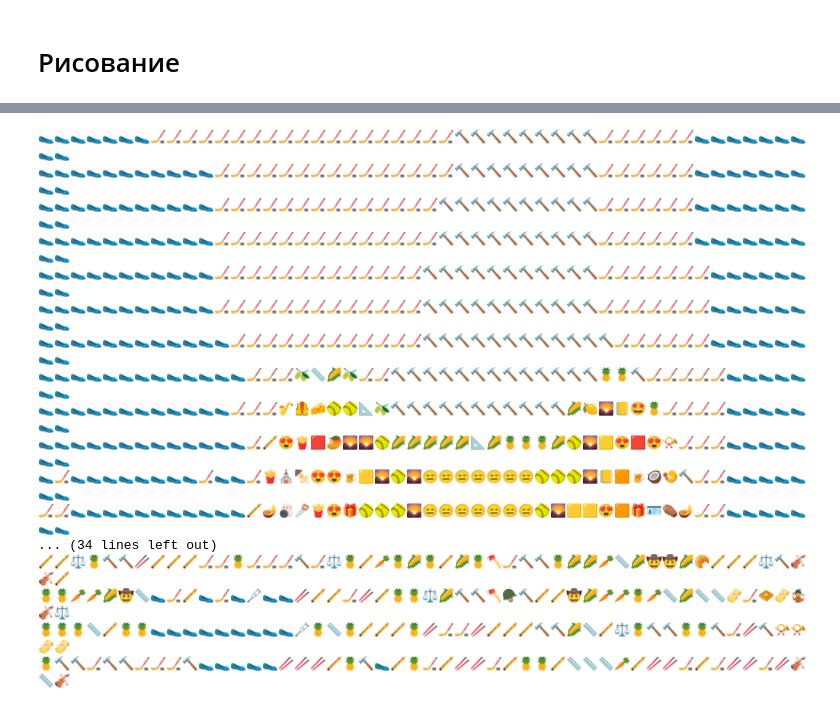
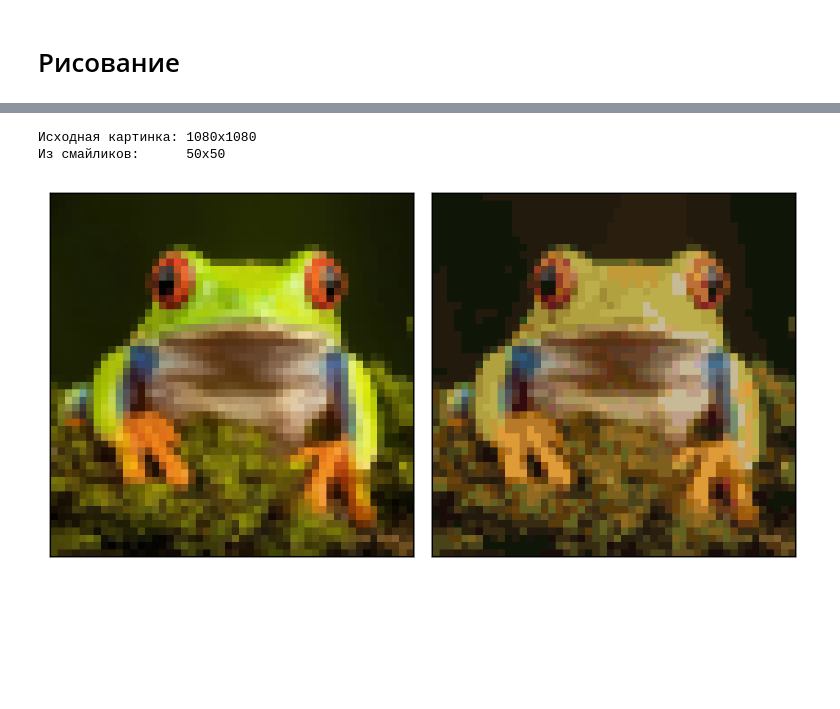
Before and after one commit to Ostrill/emoji_drawing, a Jupyter notebook: image_to_emojis.ipynb, the cells around one changed output, grey strips where cells are left out. Drawn from its saved outputs; the diff is of its cells as text; code cells hidden in the pictures; blank space fills up the shorter version.

Commit message:
Add more sources and dicts

```diff
--- a/image_to_emojis.ipynb
+++ b/image_to_emojis.ipynb
@@ -18,7 +19,7 @@ def nearest_emoji(rgb, emoji_dict):
     return min(emoji_dict.keys(),
                key=lambda k: color_diff(rgb, emoji_dict[k]))
 # %%
-def compare_emoji(image1, image2):
+def compare_images(image1, image2):
     """Посмотреть две картинки рядом"""
     fig, axes = plt.subplots(ncols=2, dpi=200)
     for ax, img in zip(axes, (image1, image2)):
@@ -110,3 +109,22 @@ def load_emoji_dict(name):
     with open(f'emoji_dicts/{name}.pkl', 'rb') as file:
         emoji_dict = pickle.load(file)
     return emoji_dict
+# %%
+def save_as_text(emoji_array, image_name):
+    """
+    Сохранить результат (массив смайликов) в файл
+    в виде текста
+
+    PARAMETERS
+    ----------
+    emoji_array : ndarray[str]
+        | 2D numpy-массив из смайликов
+
+    image_name : str
+        | название картинки, текстовый файл для
+          которой будет сохранен в папку output/
+    """
+    with open(f'output/{image_name}.txt', 'w') as file:
+        as_string = '\n'.join(''.join(line)
+                              for line in emoji_array)
+        file.write(as_string)
@@ -132,20 +175,17 @@ Wall time: 9.8 s
-# %%
-print(result)
-# %% [output]
-🥿🥿🥿🥿🥿🥿🥿🏒🏒🏒🏒🏒🏒🏒🏒🏒🏒🏒🏒🏒🏒🏒🏒🏒🏒🏒🔨🔨🔨🔨🔨🔨🔨🔨🔨🏒🏒🏒🏒🏒🏒🥿🥿🥿🥿🥿🥿🥿🥿🥿
-🥿🥿🥿🥿🥿🥿🥿🥿🥿🥿🥿🏒🏒🏒🏒🏒🏒🏒🏒🏒🏒🏒🏒🏒🏒🏒🔨🔨🔨🔨🔨🔨🔨🔨🔨🏒🏒🏒🏒🏒🏒🥿🥿🥿🥿🥿🥿🥿🥿🥿
-🥿🥿🥿🥿🥿🥿🥿🥿🥿🥿🥿🏒🏒🏒🏒🏒🏒🏒🏒🏒🏒🏒🏒🏒🏒🔨🔨🔨🔨🔨🔨🔨🔨🔨🔨🏒🏒🏒🏒🏒🏒🥿🥿🥿🥿🥿🥿🥿🥿🥿
-🥿🥿🥿🥿🥿🥿🥿🥿🥿🥿🥿🏒🏒🏒🏒🏒🏒🏒🏒🏒🏒🏒🏒🏒🏒🔨🔨🔨🔨🔨🔨🔨🔨🔨🔨🏒🏒🏒🏒🏒🏒🥿🥿🥿🥿🥿🥿🥿🥿🥿
-🥿🥿🥿🥿🥿🥿🥿🥿🥿🥿🥿🏒🏒🏒🏒🏒🏒🏒🏒🏒🏒🏒🏒🏒🔨🔨🔨🔨🔨🔨🔨🔨🔨🔨🔨🏒🏒🏒🏒🏒🏒🏒🥿🥿🥿🥿🥿🥿🥿🥿
-🥿🥿🥿🥿🥿🥿🥿🥿🥿🥿🥿🏒🏒🏒🏒🏒🏒🏒🏒🏒🏒🏒🏒🏒🔨🔨🔨🔨🔨🔨🔨🔨🔨🔨🔨🏒🏒🏒🏒🏒🏒🏒🥿🥿🥿🥿🥿🥿🥿🥿
-🥿🥿🥿🥿🥿🥿🥿🥿🥿🥿🥿🥿🏒🏒🏒🏒🏒🏒🏒🏒🏒🏒🏒🏒🔨🔨🔨🔨🔨🔨🔨🔨🔨🔨🔨🔨🏒🏒🏒🏒🏒🏒🥿🥿🥿🥿🥿🥿🥿🥿
-🥿🥿🥿🥿🥿🥿🥿🥿🥿🥿🥿🥿🥿🏒🏒🏒🫒📏🌽🫒🏒🏒🔨🔨🔨🔨🔨🔨🔨🔨🔨🔨🔨🔨🔨🍍🍍🔨🏒🏒🏒🏒🏒🥿🥿🥿🥿🥿🥿🥿
-🥿🥿🥿🥿🥿🥿🥿🥿🥿🥿🥿🥿🏒🏒🏒🎷🦺🧀🥎🥎📐🫒🔨🔨🔨🔨🔨🔨🔨🔨🔨🔨🔨🌽🍋🌄📒🤩🍍🏒🏒🏒🏒🥿🥿🥿🥿🥿🥿🥿
-🥿🥿🥿🥿🥿🥿🥿🥿🥿🥿🥿🥿🥿🏒🪈😍🍟🟥🥭🌄🌄🥎🌽🌽🌽🌽🌽📐🌽🍍🍍🍍🌽🥎🌄🟨😍🟥😍📯🏒🏒🏒🥿🥿🥿🥿🥿🥿🥿
-🥿🏒🥿🥿🥿🥿🥿🥿🥿🥿🏒🥿🥿🏒🍟⛪️🍢😍😍🍺🟨🌄🥎🌄😑😑😑😑😑😑😑🥎🥎🥎🌄📒🟧🍺🥥🍤🔨🏒🏒🥿🥿🥿🥿🥿🥿🥿
-🏒🏒🥿🥿🥿🥿🥿🥿🥿🥿🥿🥿🥿🪈🪔🎳🪚🍟😍🎁🥎🥎🥎🌄😑😑😑😑😑😑😑🥎🌄🟨🟨😍🟧🎁🪪⚰️🪔🏒🏒🥿🥿🥿🥿🥿🥿🥿
-... (34 lines left out)
-🪈🪈⚖️🍍🔨🔨🥢🪈🪈🪈🏒🏒🍍🏒🏒🏒🔨🏒⚖️🍍🪈🥕🍍🌽🍍🪈🌽🍍🪓🏒🔨🔨🍍🌽🌽🥕📏🌽🤠🤠🌽🥐🪈🪈🪈⚖️🔨🎻🎻🪈
-🍍🍍🥕🥕🌽🤠📏🥿🏒🪈🥿🏒🥿🩼🥿🥿🥢🪈🪈🏒🥢🪈🍍🍍⚖️🌽🔨🔨🪓🪖🔨🪈🪈🤠🌽🥕🥕🍍🥕📏🌽📏📏🫔🏒🧇🫔🤹🎻⚖️
-🍍🍍🍍📏🪈🍍🍍🥿🥿🥿🥿🥿🥿🥿🥿🥿🩼🍍📏🍍🪈🪈🪈🍍🥢🏒🏒🥢🪈🪈🪈🔨🔨🌽📏🪈⚖️🍍🔨🔨🍍🍍🔨🏒🥢🔨📯📯🫔🫔
-🍍🔨🔨🏒🔨🔨🏒🏒🏒🔨🥿🥿🥿🥿🥿🥢🥢🥢🪈🍍🔨🥿🪈🍍🏒🪈🥢🥢🏒🪈🍍🍍🪈📏📏📏🥕🪈🥢🥢🏒🪈🏒🥢🥢🏒🥢🎻📏🎻
+# %%
+%%time
+
+# Рисование
+result = draw_emojis(filename='frog.png',
+                     width=50,
+                     emoji_dict=load_emoji_dict('classic_black'))
+
+# Сохранение результата
+save_as_text(result, 'frog')
+save_as_image(result, 'frog', emoji_resolution=50)
+
+print('Результаты сохранены в папку output/')
+# %% [output]
+Исходная картинка: 1080x1080
+Из смайликов:      50x50
+[figure, added]
```
Also changed, not shown: parts of 5 cells of this notebook, 21 other files.
